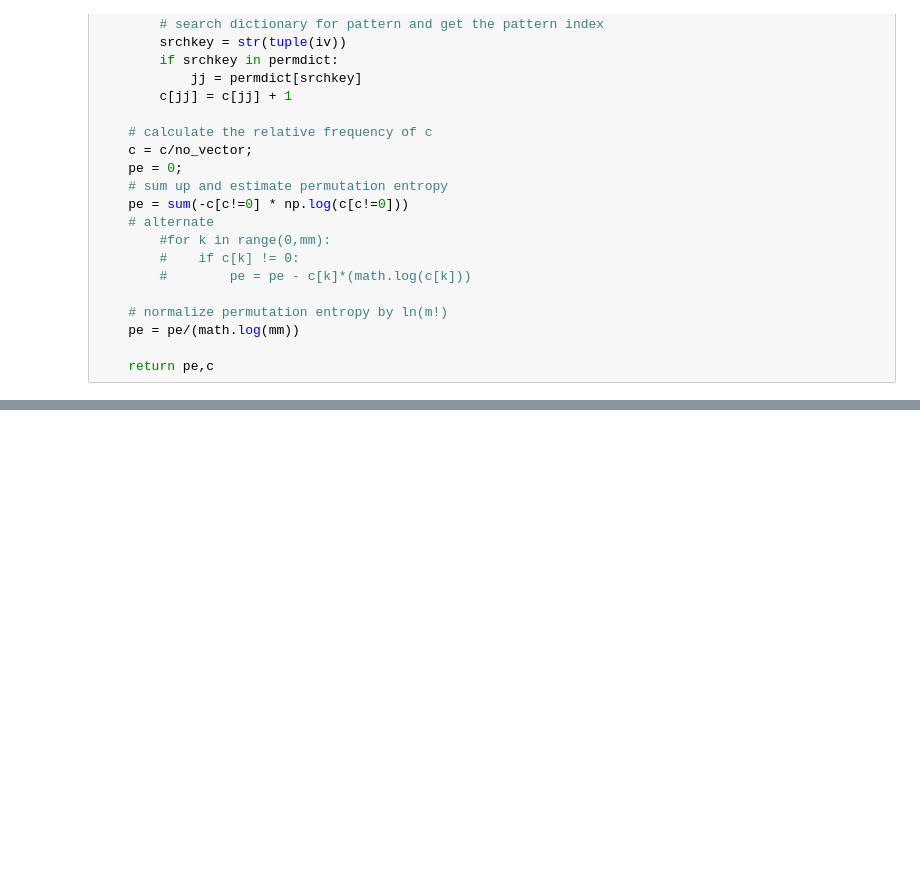
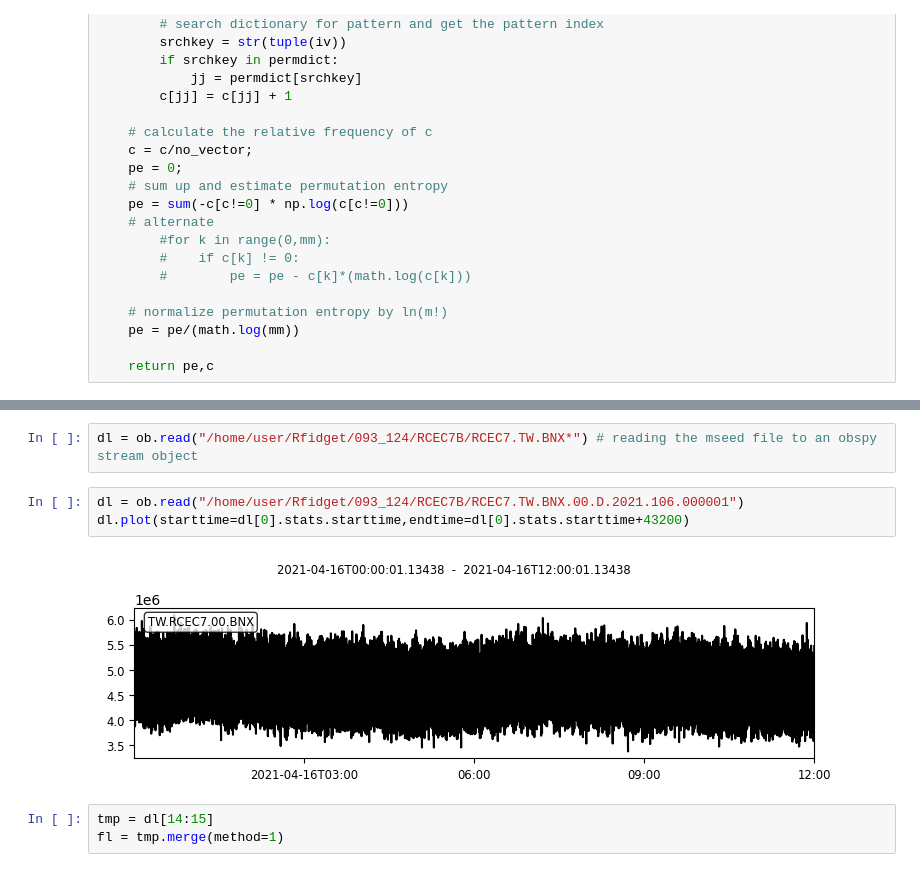
Before and after one commit to pratulranjankarn/Rfidget, a Jupyter notebook: permutation_entropy.ipynb, the cells around one changed output, grey strips where cells are left out. Drawn from its saved outputs; the diff is of its cells as text; blank space fills up the shorter version.

```diff
--- a/permutation_entropy.ipynb
+++ b/permutation_entropy.ipynb
@@ -94,0 +74,10 @@ def permuentropy(dta,m,L):
+# %%
+dl = ob.read("/home/user/Rfidget/093_124/RCEC7B/RCEC7.TW.BNX*") # reading the mseed file to an obspy stream object
+# %%
+dl = ob.read("/home/user/Rfidget/093_124/RCEC7B/RCEC7.TW.BNX.00.D.2021.106.000001")
+dl.plot(starttime=dl[0].stats.starttime,endtime=dl[0].stats.starttime+43200)
+# %% [output]
+[figure, added]
+# %%
+tmp = dl[14:15]
+fl = tmp.merge(method=1)
```
Also changed, not shown: parts of 11 cells of this notebook.
